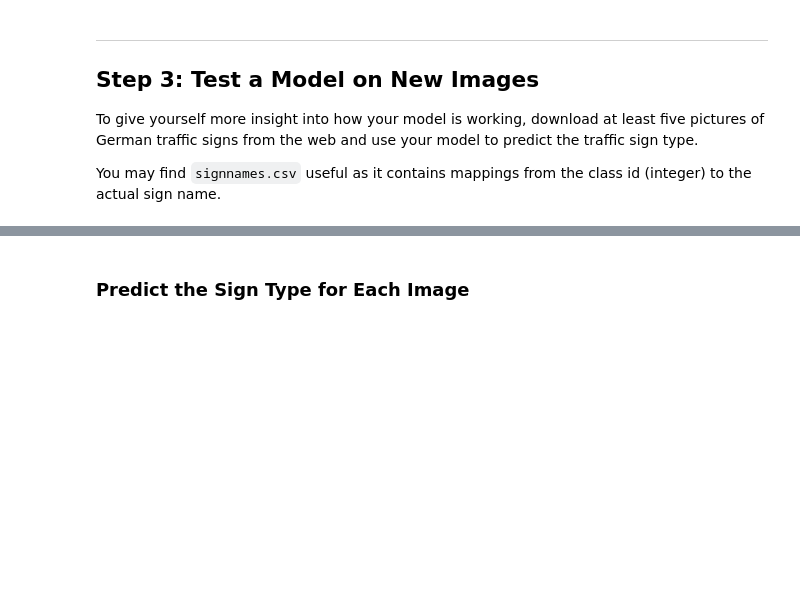
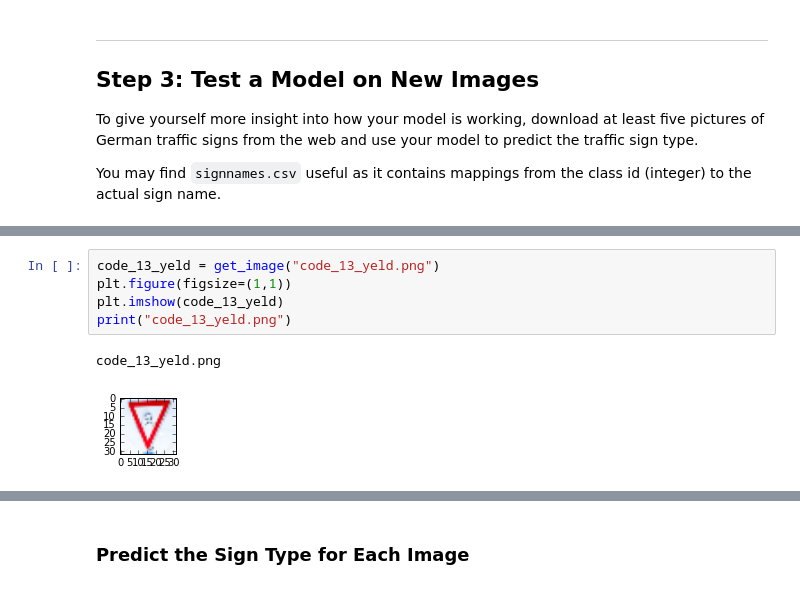
Before and after one commit to bogdan-marian/CarND-Traffic-Sign-Classifier-Project, a Jupyter notebook: Traffic_Sign_Classifier.ipynb, the cells around one changed output, grey strips where cells are left out. Saved outputs shown, nothing was run; the diff lists cells and outputs as text; blank space fills up the shorter version.

```diff
--- a/Traffic_Sign_Classifier.ipynb
+++ b/Traffic_Sign_Classifier.ipynb
@@ -354,0 +378,8 @@ with tf.Session() as sess:
+# %%
+code_13_yeld = get_image("code_13_yeld.png")
+plt.figure(figsize=(1,1))
+plt.imshow(code_13_yeld)
+print("code_13_yeld.png")
+# %% [output]
+code_13_yeld.png
+[figure, added]
```
Also changed, not shown: parts of 15 cells of this notebook, 9 other files.
